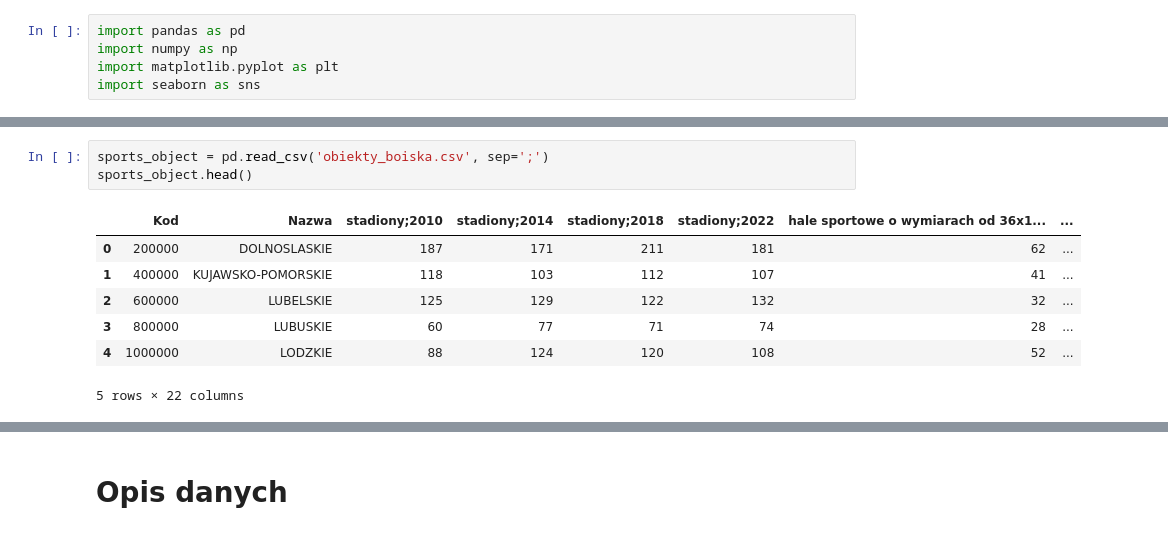
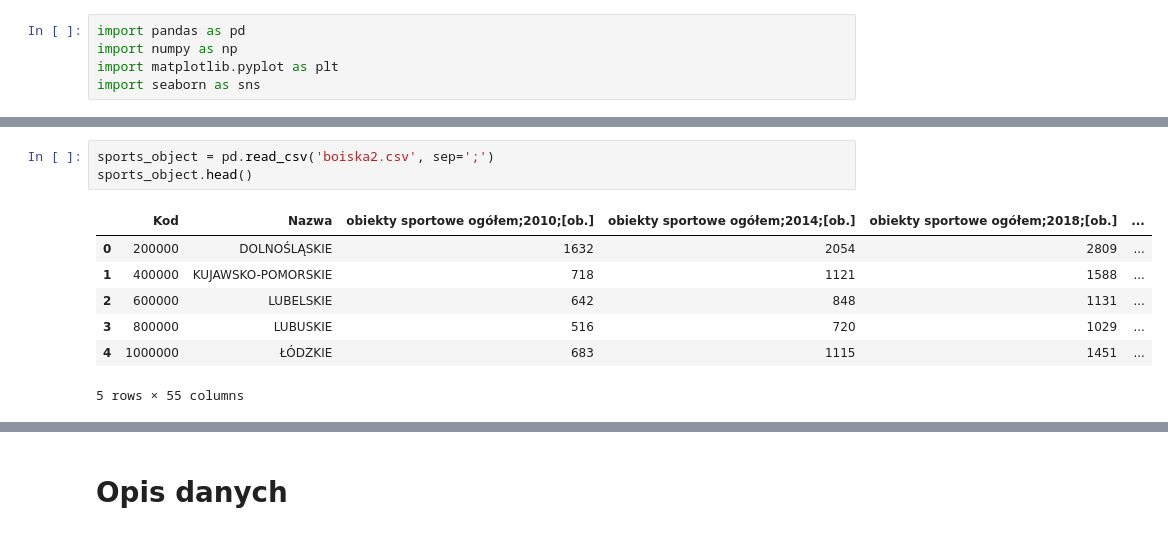
Before and after one commit to MartynaSzymanskaGitHub/eda, a Jupyter notebook: projekt.ipynb, the cells around one changed output, grey strips where cells are left out. Cells and saved outputs as stored; diff of their text form.

```diff
--- a/projekt.ipynb
+++ b/projekt.ipynb
@@ -18,11 +18,11 @@ education.head()
 # %%
-sports_object = pd.read_csv('obiekty_boiska.csv', sep=';')
+sports_object = pd.read_csv('boiska2.csv', sep=';')
 sports_object.head()
 # %% [output]
-|  | Kod | Nazwa | stadiony;2010 | stadiony;2014 | stadiony;2018 | stadiony;2022 | hale sportowe o wymiarach od 36x1... | ... |
-| 0 | 200000 | DOLNOSLASKIE | 187 | 171 | 211 | 181 | 62 | ... |
-| 1 | 400000 | KUJAWSKO-POMORSKIE | 118 | 103 | 112 | 107 | 41 | ... |
-| 2 | 600000 | LUBELSKIE | 125 | 129 | 122 | 132 | 32 | ... |
-| 3 | 800000 | LUBUSKIE | 60 | 77 | 71 | 74 | 28 | ... |
-| 4 | 1000000 | LODZKIE | 88 | 124 | 120 | 108 | 52 | ... |
+|  | Kod | Nazwa | obiekty sportowe ogółem;2010;[ob.] | obiekty sportowe ogółem;2014;[ob.] | obiekty sportowe ogółem;2018;[ob.] | ... |
+| 0 | 200000 | DOLNOŚLĄSKIE | 1632 | 2054 | 2809 | ... |
+| 1 | 400000 | KUJAWSKO-POMORSKIE | 718 | 1121 | 1588 | ... |
+| 2 | 600000 | LUBELSKIE | 642 | 848 | 1131 | ... |
+| 3 | 800000 | LUBUSKIE | 516 | 720 | 1029 | ... |
+| 4 | 1000000 | ŁÓDZKIE | 683 | 1115 | 1451 | ... |
-5 rows × 22 columns
+5 rows × 55 columns
```
Also changed, not shown: parts of 10 cells of this notebook, 7 other files.
